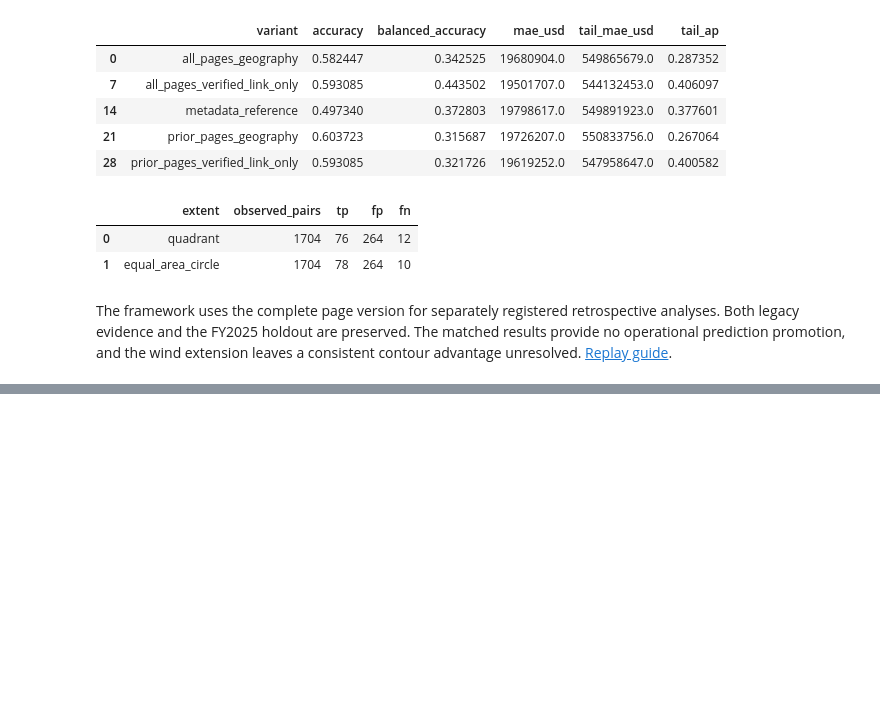
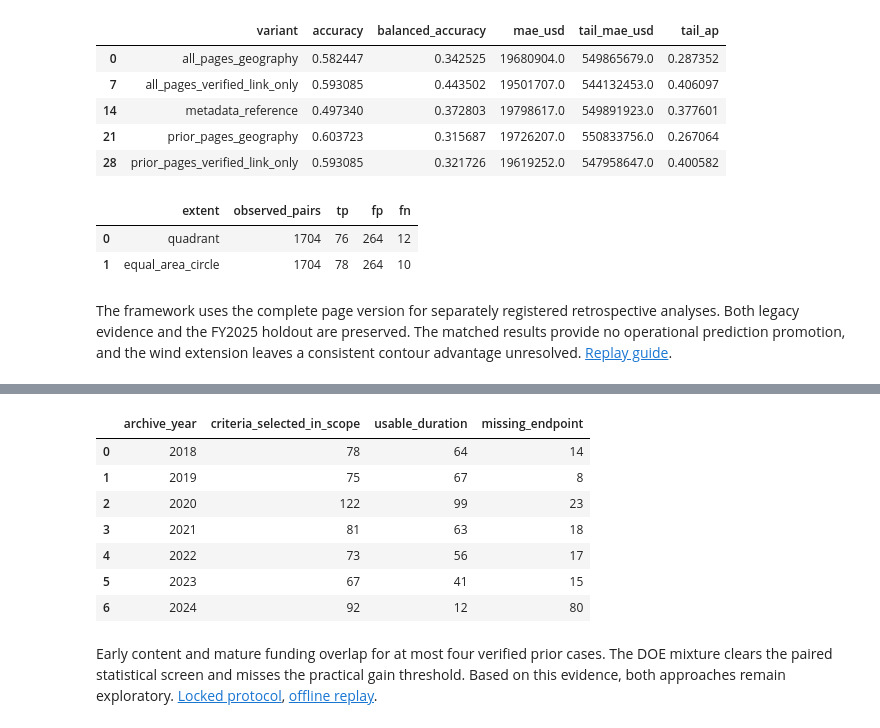
Before and after one commit to leonmarienga/ML-thesis, a Jupyter notebook: research/THESIS_REPRODUCTION.ipynb, the cells around one changed output, grey strips where cells are left out. Cells and saved outputs as stored; diff of their text form; code cells hidden in the pictures; blank space fills up the shorter version.

Commit message:
Document historical source vintages and replay the measured auxiliary study

```diff
--- a/research/THESIS_REPRODUCTION.ipynb
+++ b/research/THESIS_REPRODUCTION.ipynb
@@ -641,0 +646,20 @@ The framework uses the complete page version for separately registered retrospec
+# %%
+from pathlib import Path
+import pandas as pd
+
+continuous = Path("research/continuous")
+if not continuous.exists():
+    continuous = Path("continuous")
+
+versions = pd.read_csv(continuous / "older_announcements/results/capture_versions.csv")
+verified = versions[versions.content_identity_verified]
+earliest = verified.sort_values("capture_utc").drop_duplicates("disasterNumber")
+assert len(earliest) == 6 and (~earliest.same_body_as_nara).sum() == 2
+
+support = pd.read_csv(continuous / "older_announcements/results/mature_support.csv")
+support.query("horizon_hours == 72")[[
+    "held_fy",
+    "mature_eligible_population_ceiling",
+    "mature_sample_claim_upper_bound",
+    "mature_sample_verified_lower_bound",
+]]
@@ -641,0 +674,6 @@ The framework uses the complete page version for separately registered retrospec
+# %%
+duration = continuous / "disturbance_duration/results"
+scores = pd.read_csv(duration / "scores.csv").query('population == "all"').set_index("model")
+brier_gain = 1 - scores.loc["hybrid_half_synthetic", "brier_24h"] / scores.loc["empirical_seasonal", "brier_24h"]
+assert 0 < brier_gain < 0.05
+scores[["n", "brier_24h", "log_pinball_90", "covered_90", "median_upper_90_hours"]].round(4)
@@ -641,0 +687,14 @@ The framework uses the complete page version for separately registered retrospec
+# %%
+summary = pd.read_csv(duration / "duration_summary.csv")
+summary[["archive_year", "criteria_selected_in_scope", "usable_duration", "missing_endpoint"]]
+# %% [output]
+|  | archive_year | criteria_selected_in_scope | usable_duration | missing_endpoint |
+| 0 | 2018 | 78 | 64 | 14 |
+| 1 | 2019 | 75 | 67 | 8 |
+| 2 | 2020 | 122 | 99 | 23 |
+| 3 | 2021 | 81 | 63 | 18 |
+| 4 | 2022 | 73 | 56 | 17 |
+| 5 | 2023 | 67 | 41 | 15 |
+| 6 | 2024 | 92 | 12 | 80 |
+# %% [markdown]
+Early content and mature funding overlap for at most four verified prior cases. The DOE mixture clears the paired statistical screen and misses the practical gain threshold. Based on this evidence, both approaches remain exploratory. [Locked protocol](continuous/BATCH6_PROTOCOL.md), [offline replay](continuous/REPRODUCE.md).
```
Also changed, not shown: parts of 3 cells of this notebook, 9 other files.
